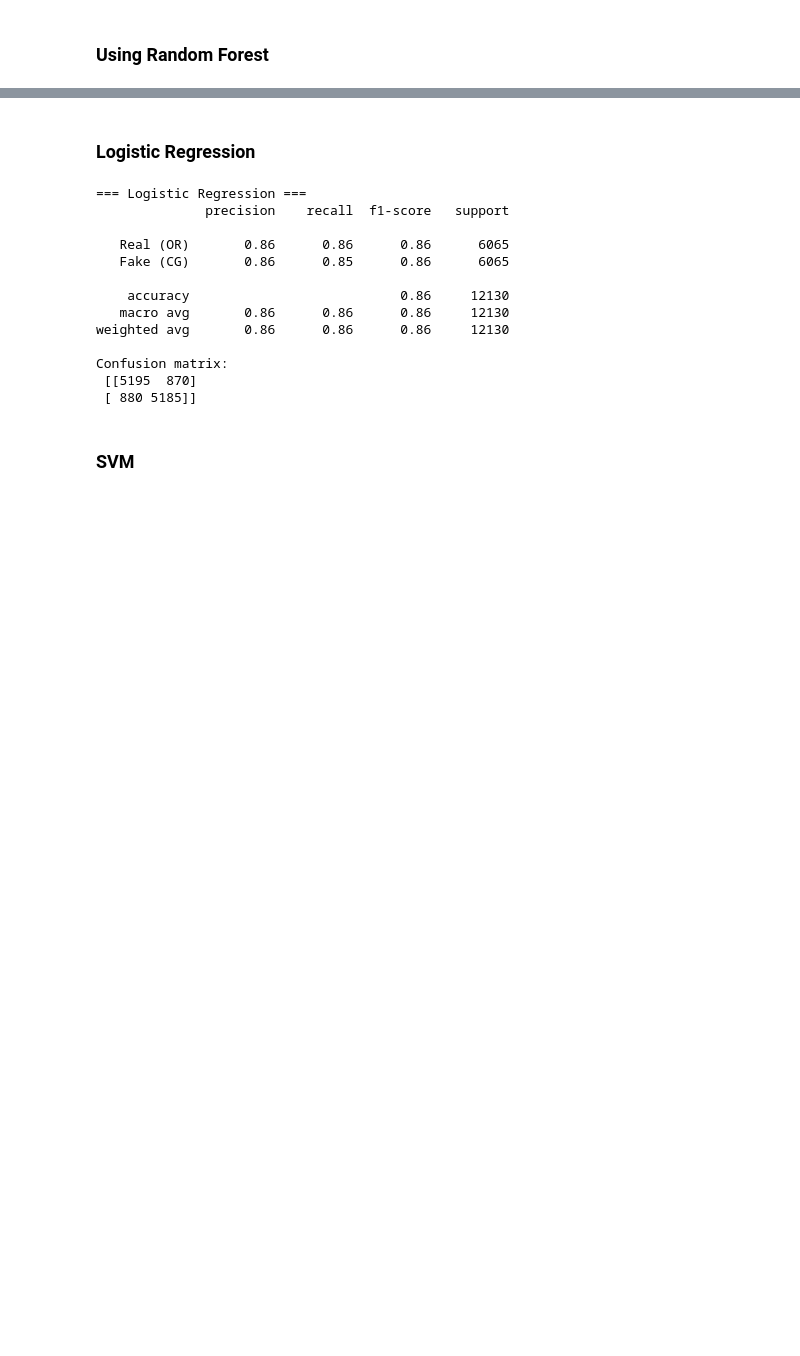
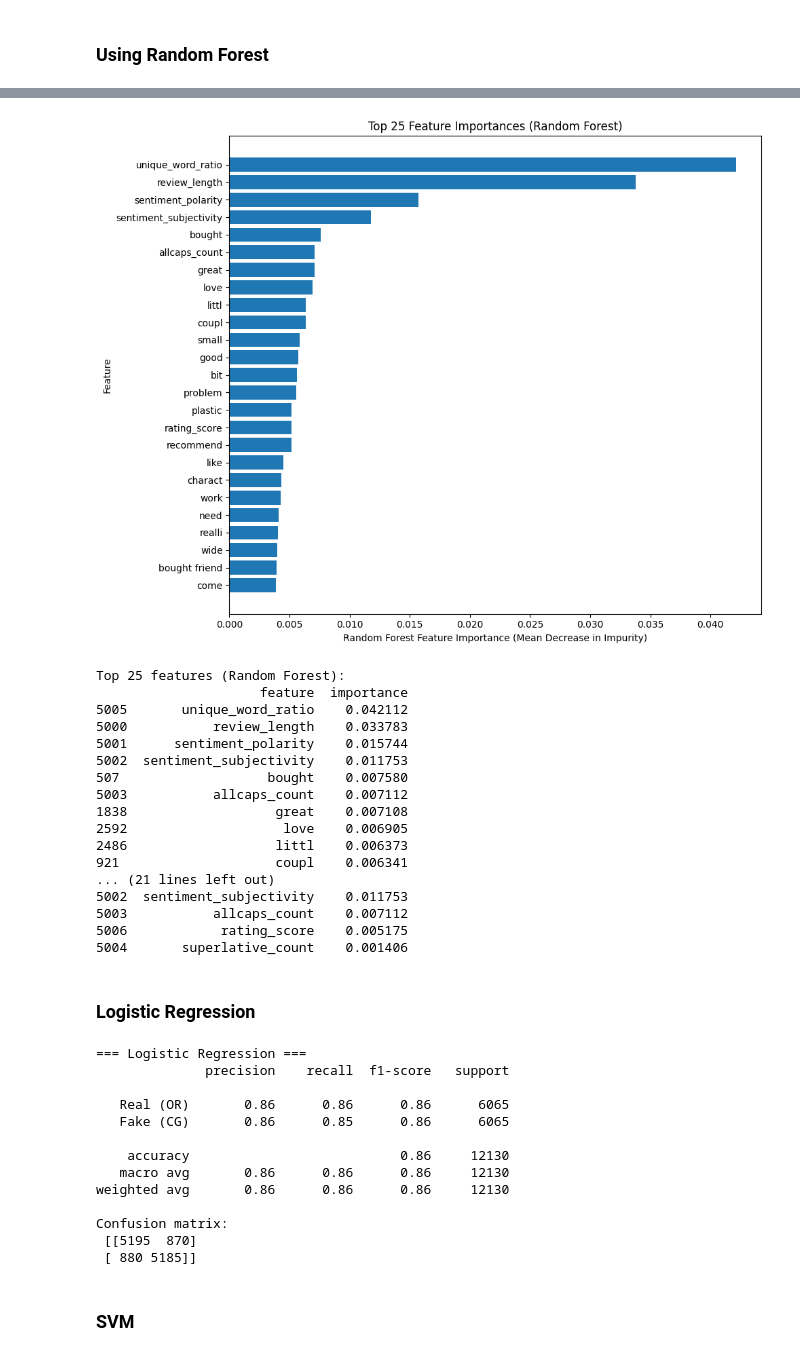
Before and after one commit to bryannjonathan/fake-review-detection, a Jupyter notebook: code.ipynb, the cells around one changed output, grey strips where cells are left out. Saved outputs shown, nothing was run; the diff lists cells and outputs as text; code cells hidden in the pictures; blank space fills up the shorter version.

```diff
--- a/code.ipynb
+++ b/code.ipynb
@@ -356,3 +587,73 @@ Confusion matrix:
+# %%
+# === Random Forest Feature Importance Analysis ===
+import matplotlib.pyplot as plt
+import numpy as np
+import pandas as pd # Make sure pandas is imported
+
+# Ensure feature names are available (same as before)
+# If you haven't run the XGBoost importance cell in the same session,
+# you might need to redefine these:
+# tfidf_feature_names = tfidf.get_feature_names_out().tolist()
+# numeric_cols = [
+#     'review_length','sentiment_polarity','sentiment_subjectivity',
+#     'allcaps_count','superlative_count',
+#     'unique_word_ratio','rating_score'
+# ]
+# all_feature_names = tfidf_feature_names + numeric_cols
+
+
+# 1. Access Importance Scores from the TRAINED Random Forest model (`clf`)
+# Make sure 'clf' is your fitted RandomForestClassifier object
+rf_importances = clf.feature_importances_
+
+# 2. Combine and Rank
+# Create a DataFrame
+rf_feature_importance_df = pd.DataFrame({
+    'feature': all_feature_names,
+    'importance': rf_importances
+})
+
+# Sort by importance
+rf_feature_importance_df = rf_feature_importance_df.sort_values(by='importance', ascending=False)
+
+# 3. Visualize (Top N features)
+n_top_features = 25 # Adjust as needed
+plt.figure(figsize=(10, 8))
+plt.barh(rf_feature_importance_df['feature'][:n_top_features],
+         rf_feature_importance_df['importance'][:n_top_features])
+plt.xlabel('Random Forest Feature Importance (Mean Decrease in Impurity)')
+plt.ylabel('Feature')
+plt.title(f'Top {n_top_features} Feature Importances (Random Forest)')
+plt.gca().invert_yaxis() # Display the most important feature at the top
+plt.tight_layout()
+plt.show()
+
+# Print the top N features and their scores
+print(f"Top {n_top_features} features (Random Forest):")
+print(rf_feature_importance_df.head(n_top_features))
+
+# 4. Check Importance of Engineered Features explicitly
+print("\nImportance of Engineered Features (Random Forest):")
+print(rf_feature_importance_df[rf_feature_importance_df['feature'].isin(numeric_cols)])
+# %% [output]
+[figure, added]
+Top 25 features (Random Forest):
+                     feature  importance
+5005       unique_word_ratio    0.042112
+5000           review_length    0.033783
+5001      sentiment_polarity    0.015744
+5002  sentiment_subjectivity    0.011753
+507                   bought    0.007580
+5003           allcaps_count    0.007112
+1838                   great    0.007108
+2592                    love    0.006905
+2486                   littl    0.006373
+921                    coupl    0.006341
+... (21 lines left out)
+5002  sentiment_subjectivity    0.011753
+5003           allcaps_count    0.007112
+5006            rating_score    0.005175
+5004       superlative_count    0.001406
 # %% [markdown]
 <h3>Logistic Regression</h3>
 # %%
```
Also changed, not shown: parts of 10 cells of this notebook.
